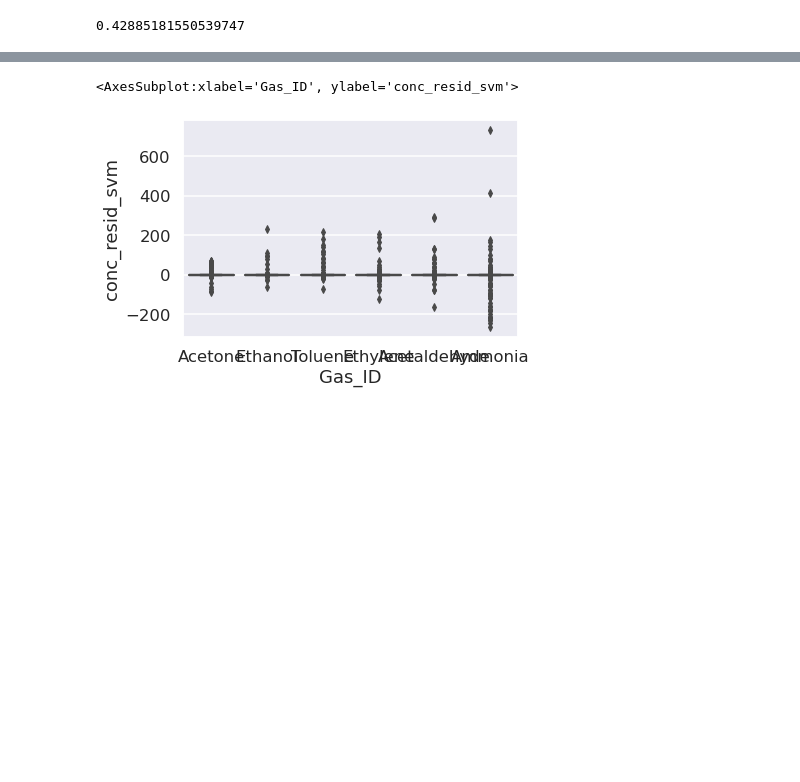
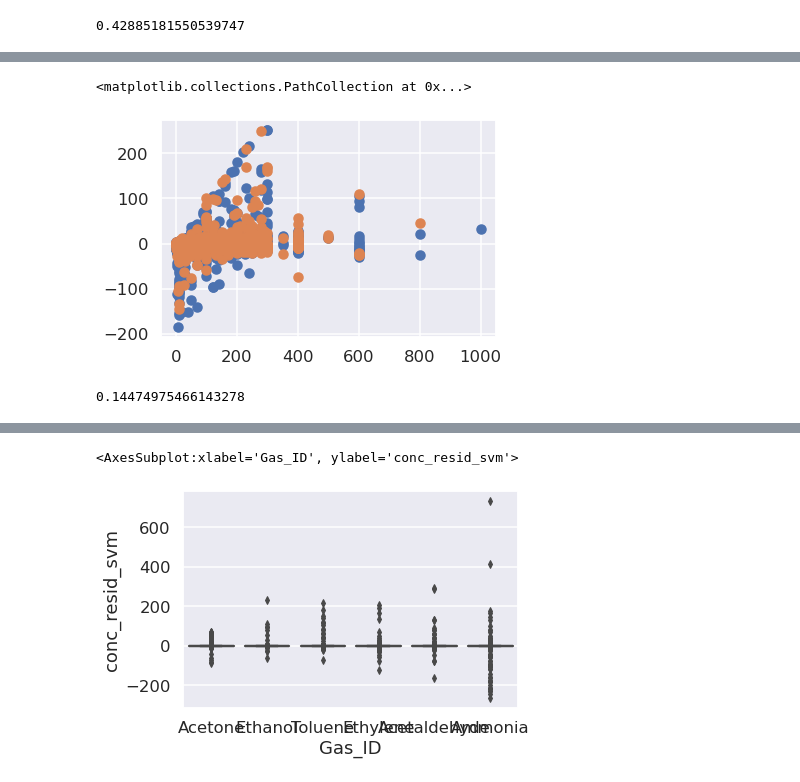
Before and after one commit to mackwn/gas-sensor-analytics-demo, a Jupyter notebook: notebooks/explore_model_building_regression.ipynb, the cells around one changed output, grey strips where cells are left out. Saved outputs shown, nothing was run; the diff lists cells and outputs as text; code cells hidden in the pictures; blank space fills up the shorter version.

```diff
--- a/notebooks/explore_model_building_regression.ipynb
+++ b/notebooks/explore_model_building_regression.ipynb
@@ -225,3 +239,13 @@ len(y_pred_gbr_cv[abs(y_cv-y_pred_gbr_cv)/y_cv > .05])/len(y_cv)
+# %%
+plt.scatter(y,y-reg_mlp.predict(X))
+plt.scatter(y_cv,y_cv-reg_mlp.predict(X_cv))
+# %% [output]
+<matplotlib.collections.PathCollection at 0x...>
+[figure, added]
+# %%
+len(y_cv[abs(y_cv-reg_mlp.predict(X_cv))/y_cv > .2])/len(y_cv)
+# %% [output]
+0.14474975466143278
 # %%
 fig = go.Figure()
 bona = (y-y_pred_svr)**2 < 1
```
Also changed, not shown: parts of 14 cells of this notebook, 3 other files.
